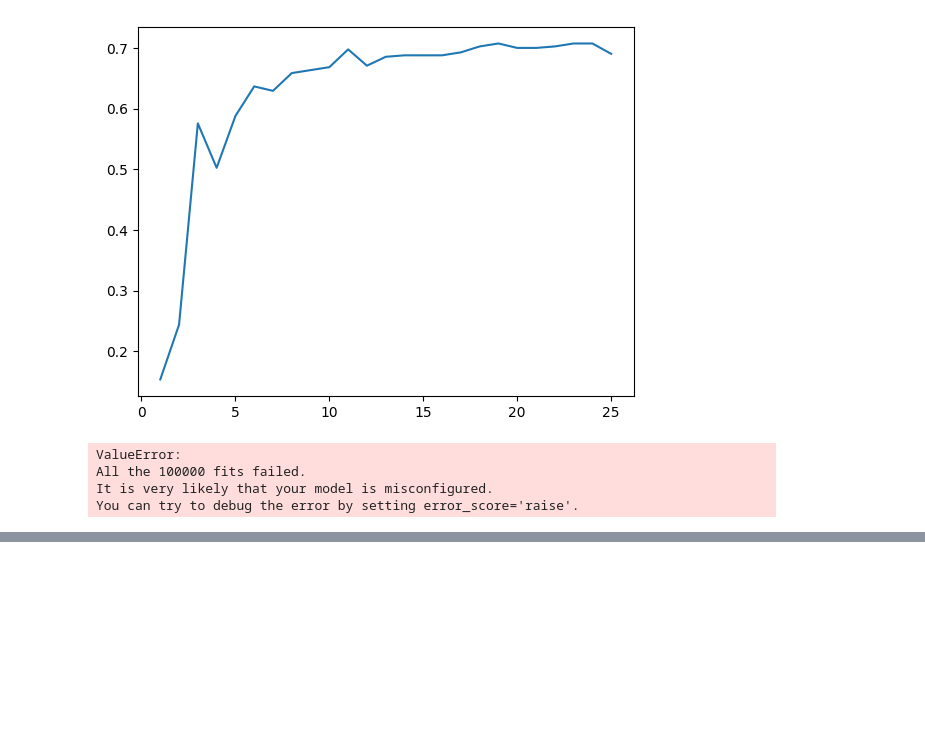
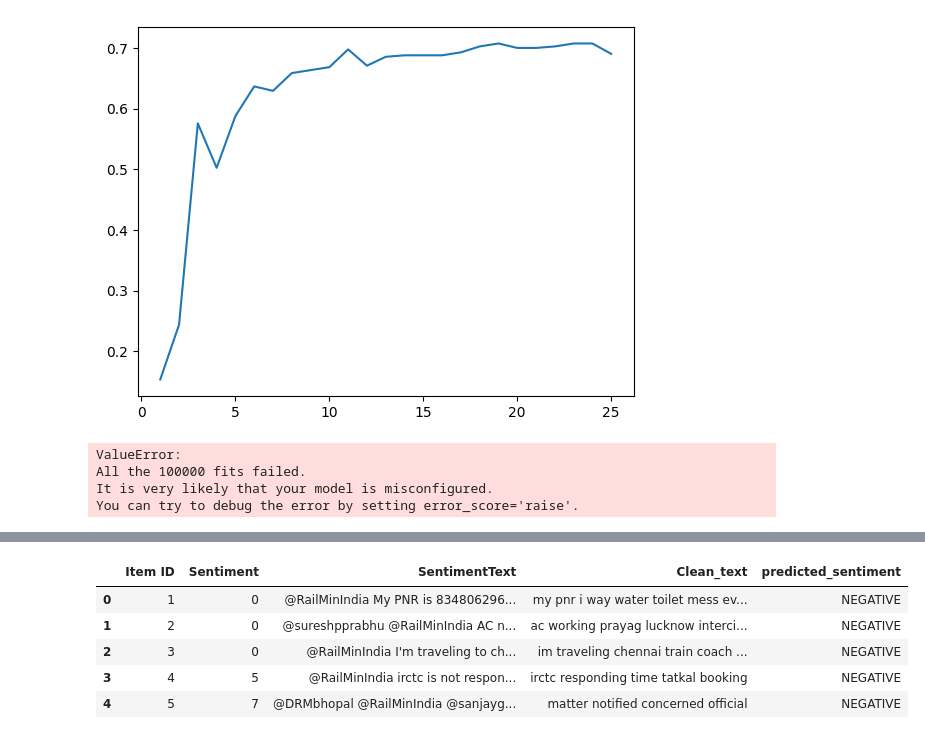
Before and after one commit to iamsyg/Rail_management_system, a Jupyter notebook: notebook/model_train.ipynb, the cells around one changed output, grey strips where cells are left out. Cells and saved outputs as stored; diff of their text form; code cells hidden in the pictures; blank space fills up the shorter version.

Commit message:
data wih sentiment and sentiment with score using Bert from hugging face

```diff
--- a/notebook/model_train.ipynb
+++ b/notebook/model_train.ipynb
@@ -252,0 +244,8 @@ RuntimeError: At least one of TensorFlow 2.0 or PyTorch should be installed. To
+# %%
+from transformers import pipeline
+import tensorflow as tf
+
+# Use a TensorFlow-compatible model explicitly
+classifier = pipeline("sentiment-analysis", framework="tf", model="distilbert-base-uncased-finetuned-sst-2-english")
+
+print(classifier("I love Indian Railways service!"))
@@ -252,0 +273,2 @@ RuntimeError: At least one of TensorFlow 2.0 or PyTorch should be installed. To
+# %%
+df = pd.read_csv('./data/clean_data.csv')
@@ -252,0 +284,11 @@ RuntimeError: At least one of TensorFlow 2.0 or PyTorch should be installed. To
+# %%
+df["predicted_sentiment"] = df["SentimentText"].apply(lambda text: classifier(text)[0]["label"])
+# %%
+df.head()
+# %% [output]
+|  | Item ID | Sentiment | SentimentText | Clean_text | predicted_sentiment |
+| 0 | 1 | 0 | @RailMinIndia My PNR is 834806296... | my pnr i way water toilet mess ev... | NEGATIVE |
+| 1 | 2 | 0 | @sureshpprabhu @RailMinIndia AC n... | ac working prayag lucknow interci... | NEGATIVE |
+| 2 | 3 | 0 | @RailMinIndia I'm traveling to ch... | im traveling chennai train coach ... | NEGATIVE |
+| 3 | 4 | 5 | @RailMinIndia irctc is not respon... | irctc responding time tatkal booking | NEGATIVE |
+| 4 | 5 | 7 | @DRMbhopal @RailMinIndia @sanjayg... | matter notified concerned official | NEGATIVE |
```
Also changed, not shown: parts of 8 cells of this notebook, 3 other files.
